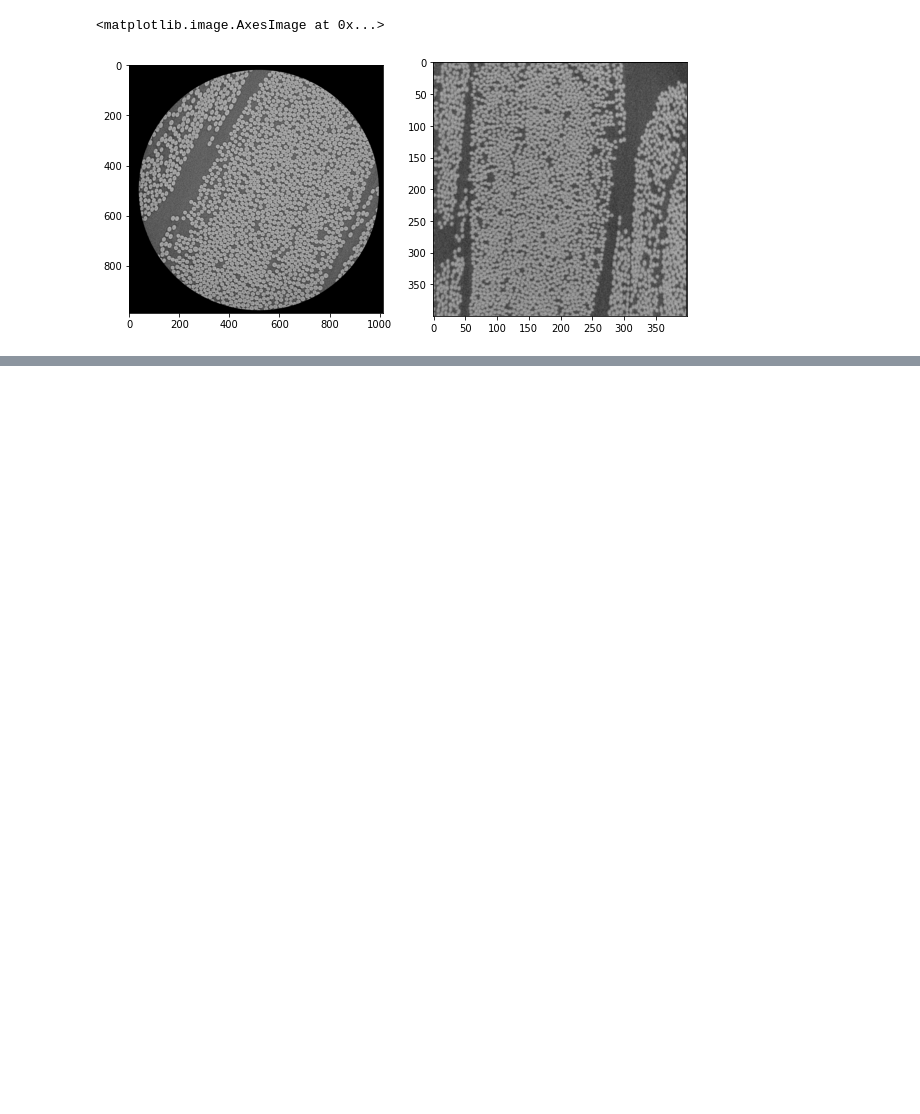
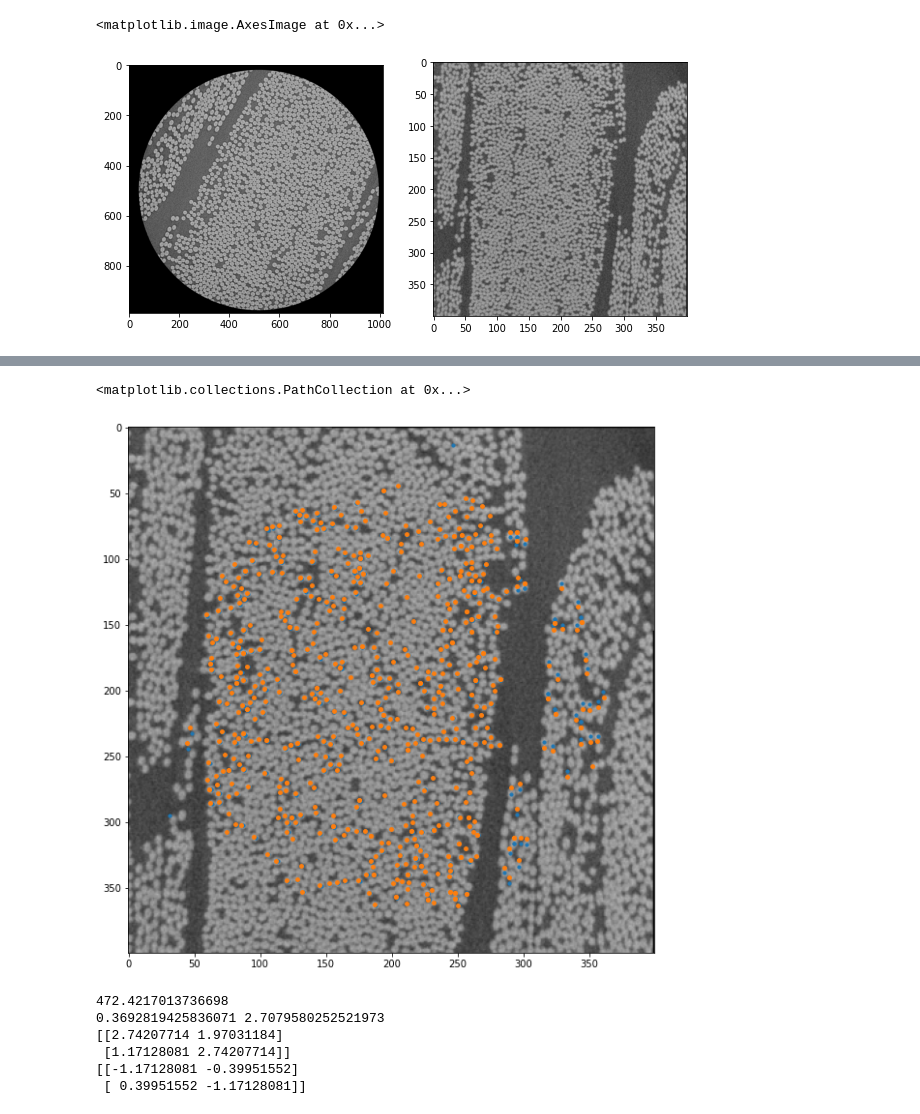
Before and after one commit to Moesen/AdvancedImageAnalysis, a Jupyter notebook: exercises/week4/feature_based_registration.ipynb, the cells around one changed output, grey strips where cells are left out. Drawn from its saved outputs; the diff is of its cells as text; code cells hidden in the pictures; blank space fills up the shorter version.

```diff
--- a/exercises/week4/feature_based_registration.ipynb
+++ b/exercises/week4/feature_based_registration.ipynb
@@ -29,8 +29,9 @@ def approximate_transformation(p: np.array, q: np.array):
     Rprime = u @ vt
     Rprime = Rprime @ np.array([[1, 0], [0, np.linalg.det(Rprime)]])
 
-    tprime = q.mean(axis=1) - sprime * Rprime @ p.mean(axis=1)
+    tprime = q.mean(axis=1, keepdims=True) - sprime * Rprime @ p.mean(axis=1, keepdims=True)
 
     return tprime, Rprime, sprime
 
 tp, rp, sp = approximate_transformation(P, Q)
+print(tp, rp, sp)
@@ -72,0 +72,25 @@ print(good)
+# %%
+P = np.array([kp1[m[0].queryIdx].pt for m in matches]).T
+Q = np.array([kp2[m[0].trainIdx].pt for m in matches]).T
+
+t, r, s = approximate_transformation(P, Q)
+# %%
+plt.figure(figsize=(10, 10))
+plt.imshow(img2)
+plt.scatter(*Q, s=10)
+plt.scatter(*(s * r @ P + t), s=15)
+# %% [output]
+<matplotlib.collections.PathCollection at 0x...>
+[figure, added]
+# %%
+print(np.linalg.norm(P.mean(1) - Q.mean(1)))
+print(s, 1/s)
+print(np.arccos(r))
+print(np.arcsin(r))
+# %% [output]
+472.4217013736698
+0.3692819425836071 2.7079580252521973
+[[2.74207714 1.97031184]
+ [1.17128081 2.74207714]]
+[[-1.17128081 -0.39951552]
+ [ 0.39951552 -1.17128081]]
```
Also changed, not shown: parts of 4 cells of this notebook.
